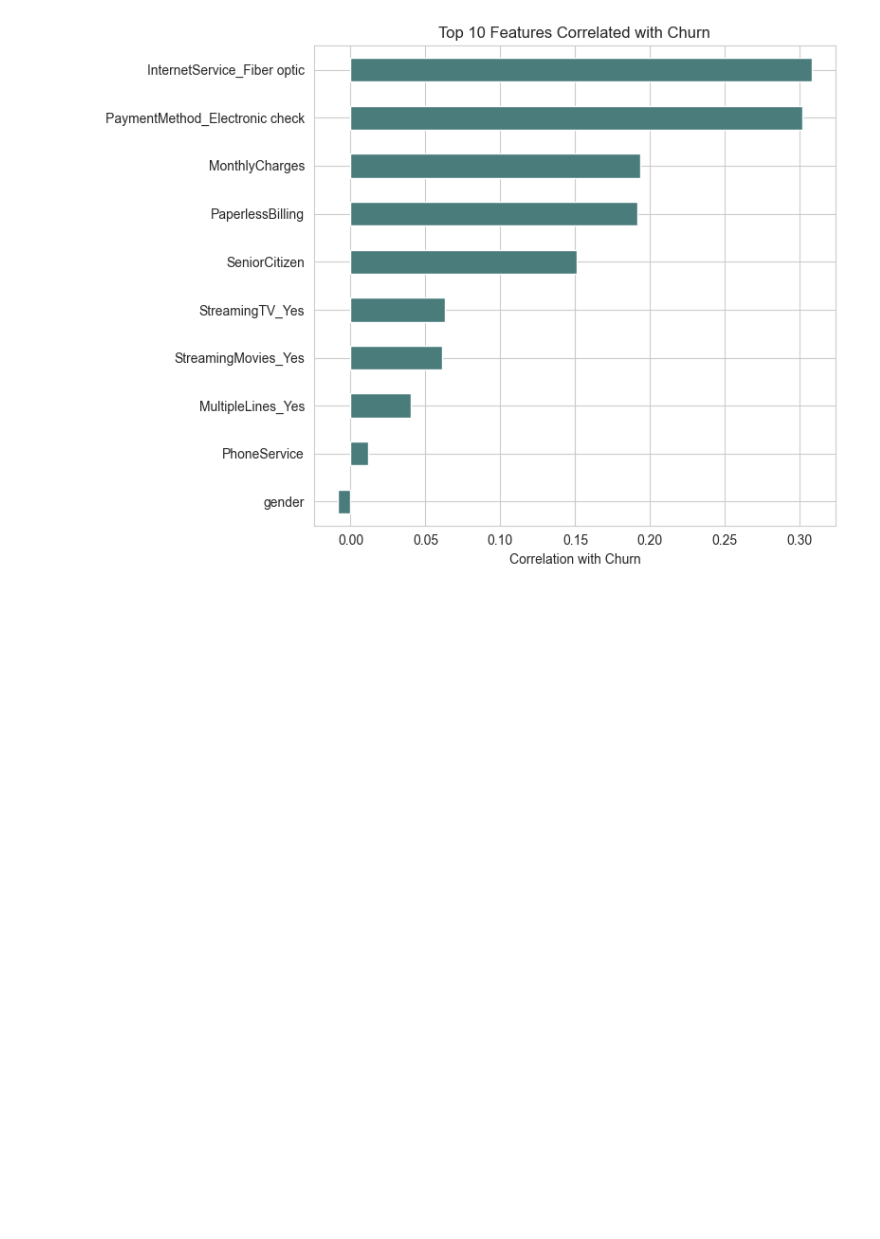
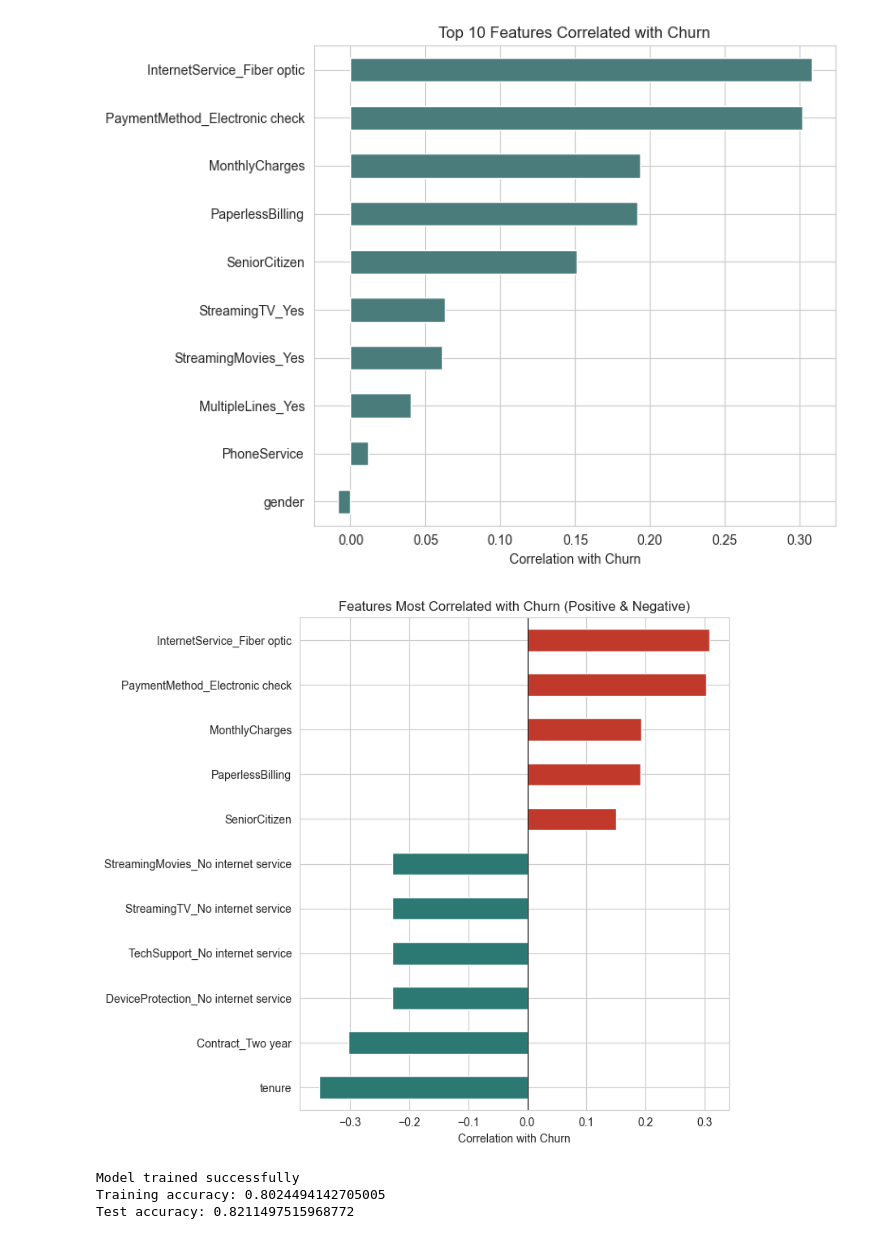
Before and after one commit to drikshathakur786/churnlens-customer-retention-analytics, a Jupyter notebook: python/01_eda.ipynb, the cells around one changed output. Drawn from its saved outputs; the diff is of its cells as text; code cells hidden in the pictures; blank space fills up the shorter version.

Commit message:
Add logistic regression model for churn driver interpretability

```diff
--- a/python/01_eda.ipynb
+++ b/python/01_eda.ipynb
@@ -334,3 +334,15 @@ plt.tight_layout()
 plt.show()
 # %% [output]
 [figure]
+# %%
+top_and_bottom = pd.concat([correlations.head(6), correlations.tail(6)]).drop('Churn')
+
+plt.figure(figsize=(8,7))
+top_and_bottom.sort_values().plot(kind='barh', color=top_and_bottom.sort_values().apply(lambda x: '#c0392b' if x > 0 else '#2c7873'))
+plt.title('Features Most Correlated with Churn (Positive & Negative)')
+plt.xlabel('Correlation with Churn')
+plt.axvline(0, color='black', linewidth=0.8)
+plt.tight_layout()
+plt.show()
+# %% [output]
+[figure, added]
@@ -336,0 +376,11 @@ plt.show()
+# %%
+model = LogisticRegression(max_iter=1000, random_state=42)
+model.fit(X_train_scaled, y_train)
+
+print("Model trained successfully")
+print("Training accuracy:", model.score(X_train_scaled, y_train))
+print("Test accuracy:", model.score(X_test_scaled, y_test))
+# %% [output]
+Model trained successfully
+Training accuracy: 0.8024494142705005
+Test accuracy: 0.8211497515968772
```
Also changed, not shown: parts of 12 cells of this notebook.
